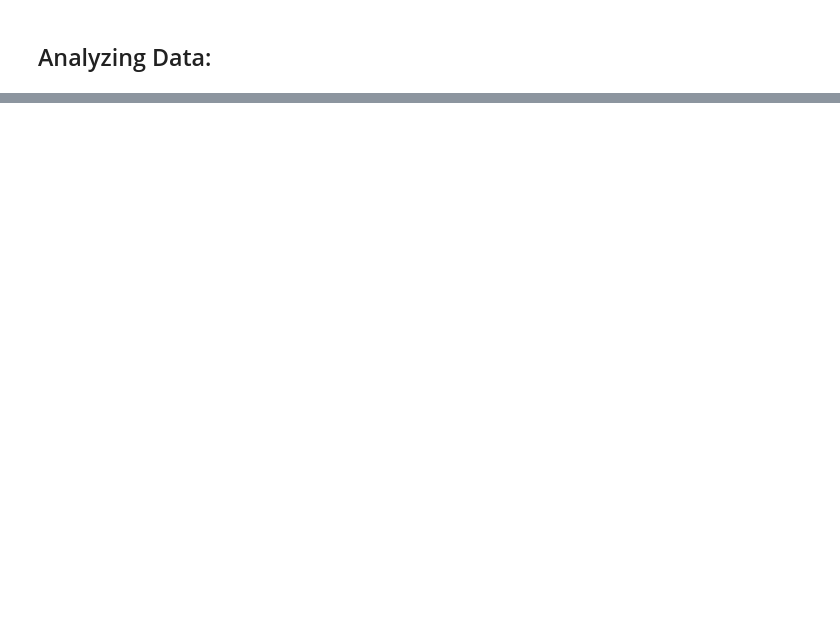
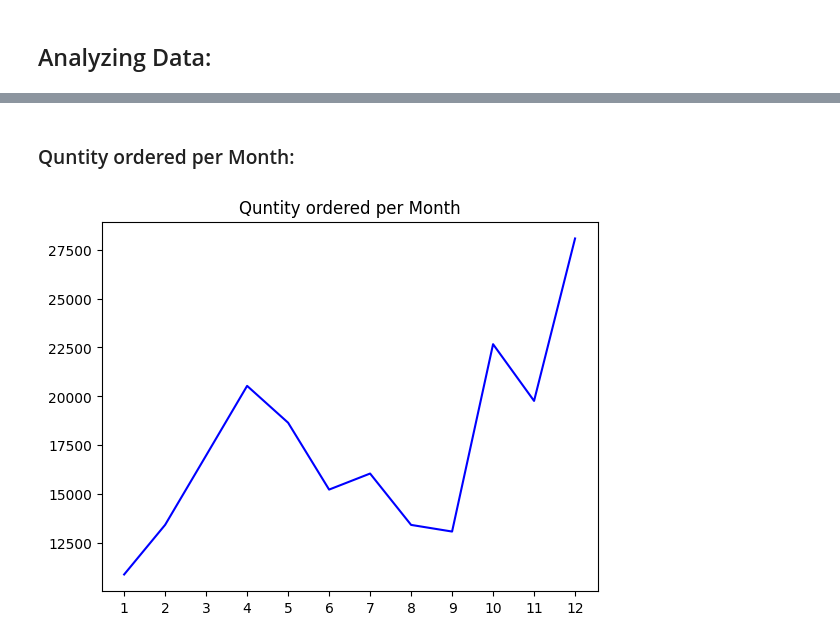
Before and after one commit to MiladAraji/Sale-Data-Analysis, a Jupyter notebook: Project.ipynb, the cells around one changed output, grey strips where cells are left out. Saved outputs shown, nothing was run; the diff lists cells and outputs as text; code cells hidden in the pictures; blank space fills up the shorter version.

```diff
--- a/Project.ipynb
+++ b/Project.ipynb
@@ -179,0 +177,15 @@ df.groupby('Month').agg({'Sales':'sum'})
+# %% [markdown]
+### Quntity ordered per Month:
+# %%
+#Quantity ordered per month
+result=df.groupby('Month').agg({'Quantity_Ordered':'sum'})
+plt.title('Quntity ordered per Month')
+plt.plot(result.index,result['Quantity_Ordered'],color='blue')
+plt.xticks(result.index)
+
+
+# Scale 'Quantity_Ordered'
+
+plt.show()
+# %% [output]
+[figure, added]
```
Also changed, not shown: parts of 13 cells of this notebook.
